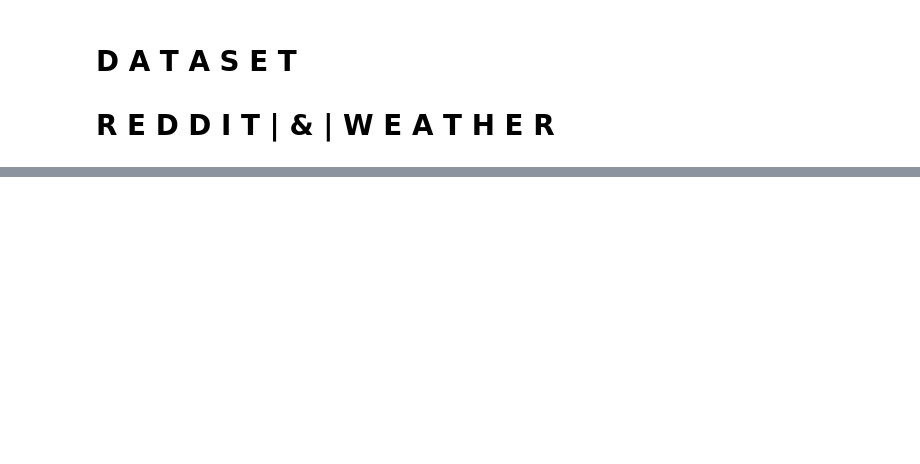
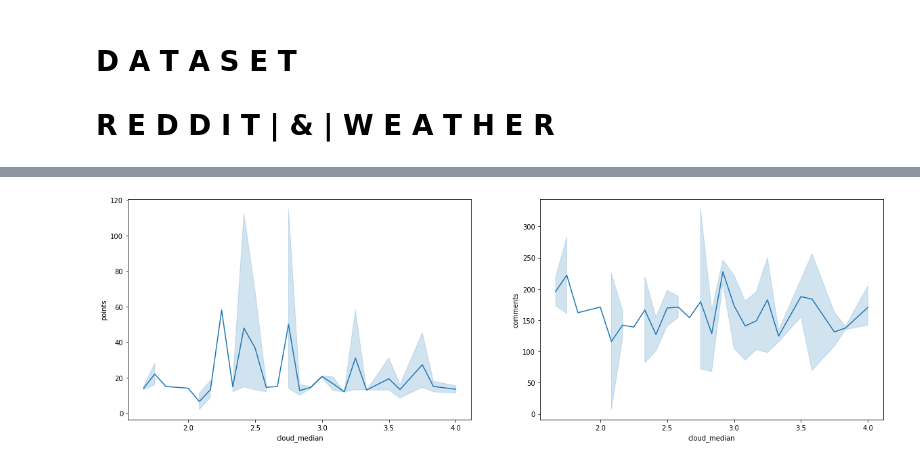
Before and after one commit to qvhub/soleil, a Jupyter notebook: data/data_analyse.ipynb, the cells around one changed output, grey strips where cells are left out. Cells and saved outputs as stored; diff of their text form; code cells hidden in the pictures; blank space fills up the shorter version.

```diff
--- a/data/data_analyse.ipynb
+++ b/data/data_analyse.ipynb
@@ -295,0 +321,10 @@ plt.show()
+# %%
+plt.figure(figsize=(20,6))
+
+plt.subplot(121)
+ax = sns.lineplot(data=df_rw, x="cloud_median", y="points")
+
+plt.subplot(122)
+ax = sns.lineplot(data=df_rw, x="cloud_median", y="comments")
+# %% [output]
+[figure, added]
```
Also changed, not shown: parts of 19 cells of this notebook.
